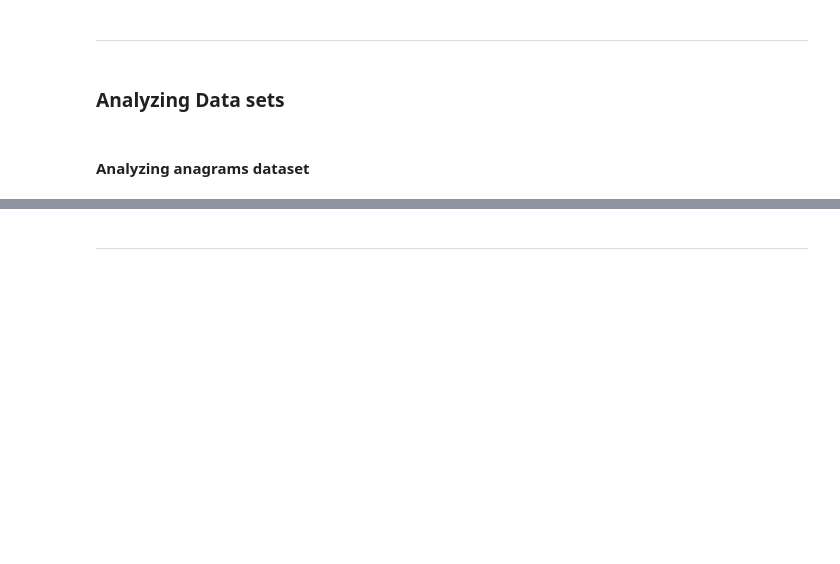
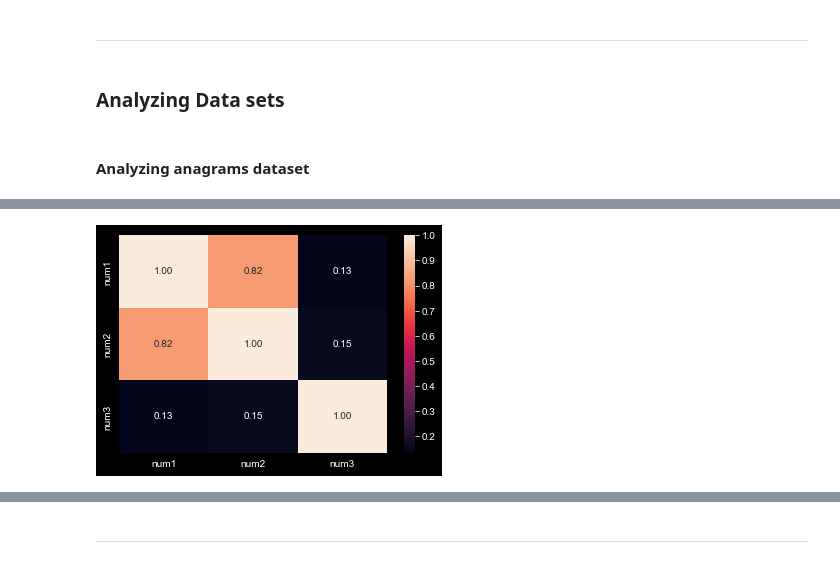
Before and after one commit to Sarath191181208/ML-AI-DataScience, a Jupyter notebook: Understanding Models/main.ipynb, the cells around one changed output, grey strips where cells are left out. Drawn from its saved outputs; the diff is of its cells as text; code cells hidden in the pictures; blank space fills up the shorter version.

```diff
--- a/Understanding Models/main.ipynb
+++ b/Understanding Models/main.ipynb
@@ -157,0 +173,7 @@ for idx, col_label in enumerate(cols):
+# %%
+cm = df_set.get('anagrams').corr()
+sns.heatmap(cm, annot=True, fmt='.2f')
+
+del cm
+# %% [output]
+[figure, added]
```
Also changed, not shown: parts of 27 cells of this notebook, 1 other file.
